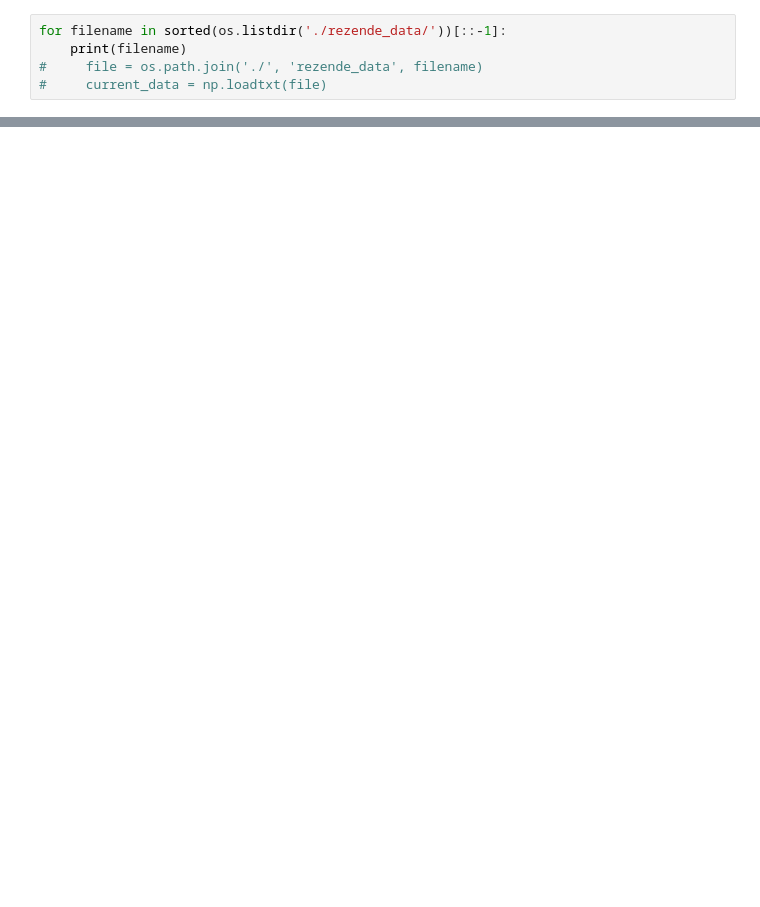
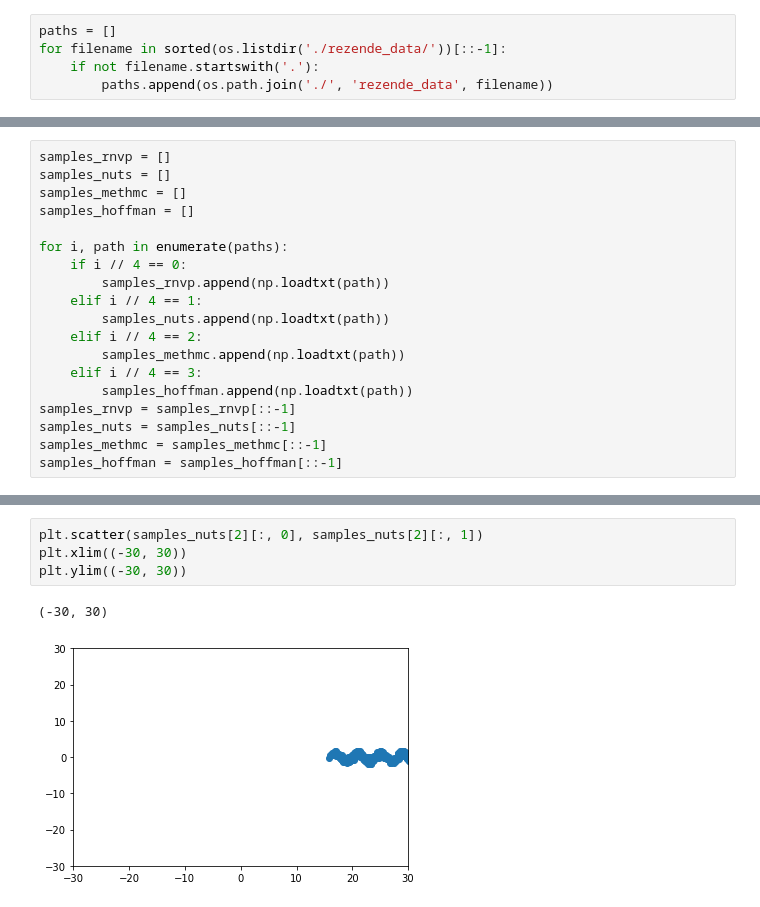
Before and after one commit to nkotelevskii/hmc, a Jupyter notebook: recommender/plotting_rezende.ipynb, the cells around one changed output, grey strips where cells are left out. Saved outputs shown, nothing was run; the diff lists cells and outputs as text; blank space fills up the shorter version.

Commit message:
Rezende plotting added

```diff
--- a/recommender/plotting_rezende.ipynb
+++ b/recommender/plotting_rezende.ipynb
@@ -8,5 +70,5 @@ import matplotlib.pyplot as plt
 # %%
+paths = []
 for filename in sorted(os.listdir('./rezende_data/'))[::-1]:
-    print(filename)
-#     file = os.path.join('./', 'rezende_data', filename)
-#     current_data = np.loadtxt(file)
+    if not filename.startswith('.'):
+        paths.append(os.path.join('./', 'rezende_data', filename))
@@ -27,0 +94,19 @@ plt.scatter(data[:, 0], data[:, 1])
+# %%
+samples_rnvp = []
+samples_nuts = []
+samples_methmc = []
+samples_hoffman = []
+
+for i, path in enumerate(paths):
+    if i // 4 == 0:
+        samples_rnvp.append(np.loadtxt(path))
+    elif i // 4 == 1:
+        samples_nuts.append(np.loadtxt(path))
+    elif i // 4 == 2:
+        samples_methmc.append(np.loadtxt(path))
+    elif i // 4 == 3:
+        samples_hoffman.append(np.loadtxt(path))
+samples_rnvp = samples_rnvp[::-1]
+samples_nuts = samples_nuts[::-1]
+samples_methmc = samples_methmc[::-1]
+samples_hoffman = samples_hoffman[::-1]
@@ -27,0 +191,7 @@ plt.scatter(data[:, 0], data[:, 1])
+# %%
+plt.scatter(samples_nuts[2][:, 0], samples_nuts[2][:, 1])
+plt.xlim((-30, 30))
+plt.ylim((-30, 30))
+# %% [output]
+(-30, 30)
+[figure, added]
```
Also changed, not shown: parts of 8 cells of this notebook, 18 other files.
